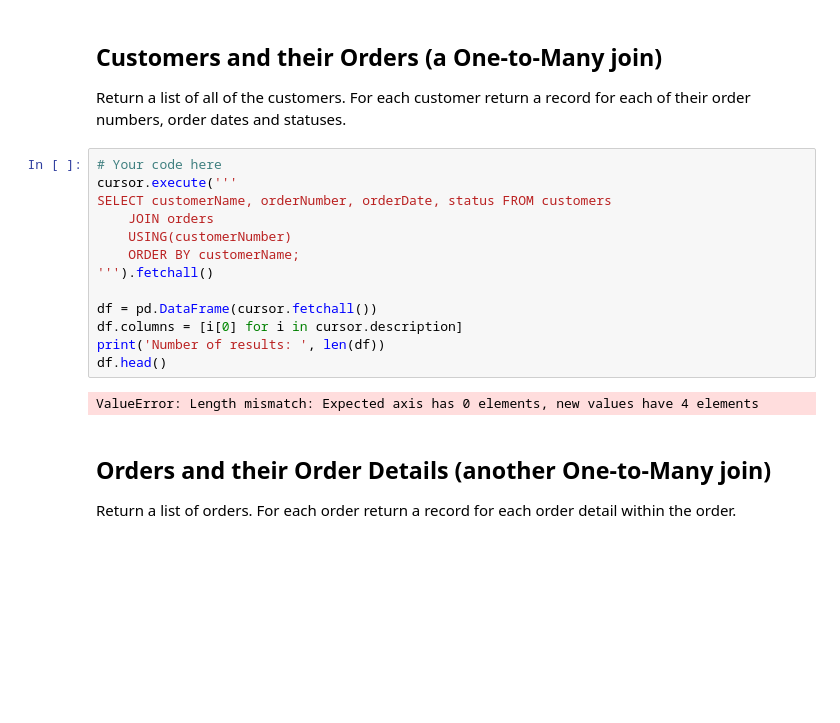
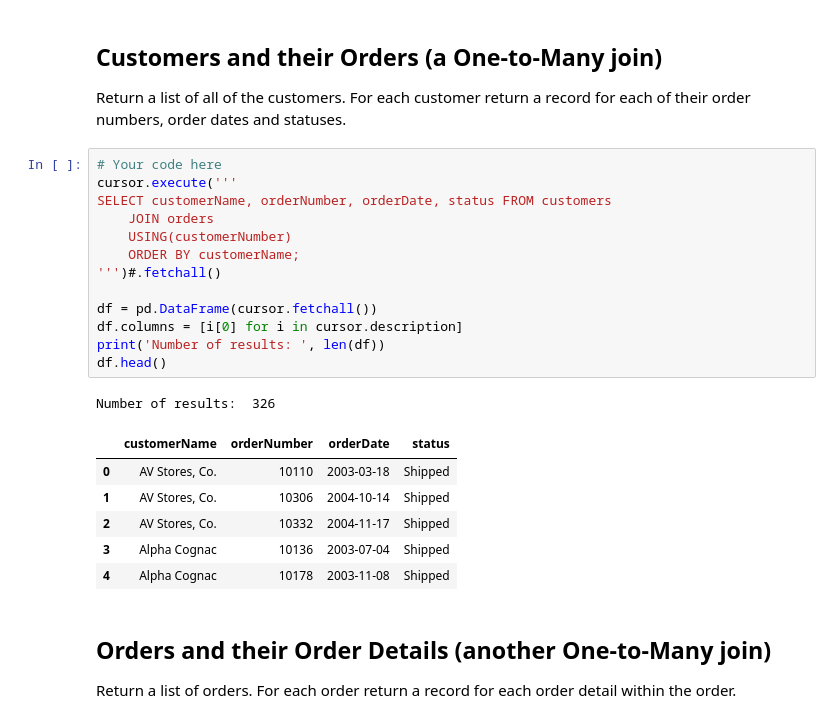
Before and after one commit to Chris-Manna/dsc-1-05-13-one-to-many-and-many-to-many-joins-lab-nyc-career-ds-102218, a Jupyter notebook: index.ipynb, the cells around one changed output. Saved outputs shown, nothing was run; the diff lists cells and outputs as text; blank space fills up the shorter version.

```diff
--- a/index.ipynb
+++ b/index.ipynb
@@ -50,18 +50,24 @@ Return a list of all of the customers. For each customer return a record for eac
 # %%
 # Your code here
 cursor.execute('''
 SELECT customerName, orderNumber, orderDate, status FROM customers
     JOIN orders
     USING(customerNumber)
     ORDER BY customerName;
-''').fetchall()
+''')#.fetchall()
 
 df = pd.DataFrame(cursor.fetchall())
 df.columns = [i[0] for i in cursor.description]
 print('Number of results: ', len(df))
 df.head()
 # %% [output]
-ValueError: Length mismatch: Expected axis has 0 elements, new values have 4 elements
+Number of results:  326
+|  | customerName | orderNumber | orderDate | status |
+| 0 | AV Stores, Co. | 10110 | 2003-03-18 | Shipped |
+| 1 | AV Stores, Co. | 10306 | 2004-10-14 | Shipped |
+| 2 | AV Stores, Co. | 10332 | 2004-11-17 | Shipped |
+| 3 | Alpha Cognac | 10136 | 2003-07-04 | Shipped |
+| 4 | Alpha Cognac | 10178 | 2003-11-08 | Shipped |
 # %% [markdown]
 ## Orders and their Order Details (another One-to-Many join)
 
```
Also changed, not shown: parts of 1 cell of this notebook.
